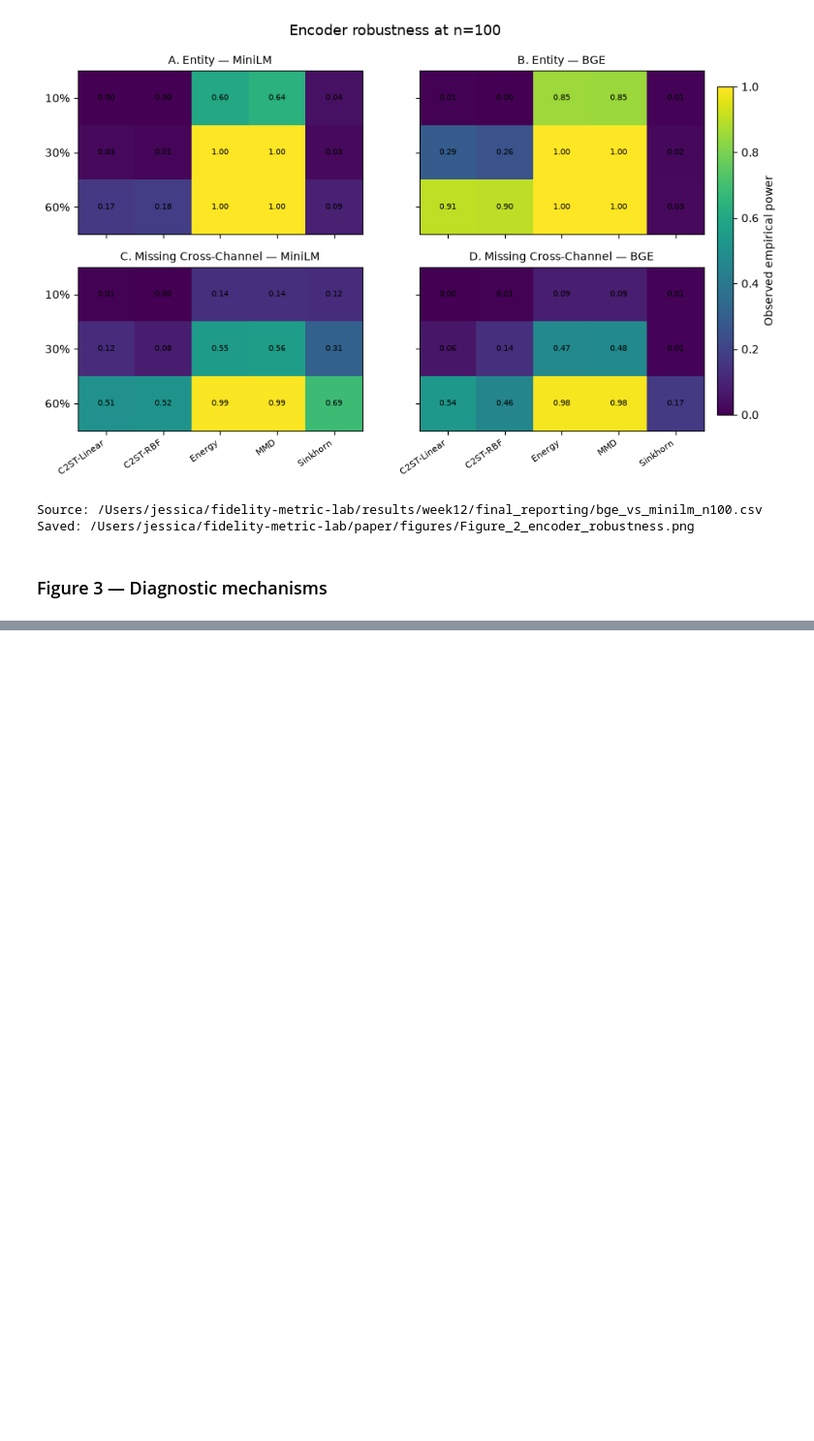
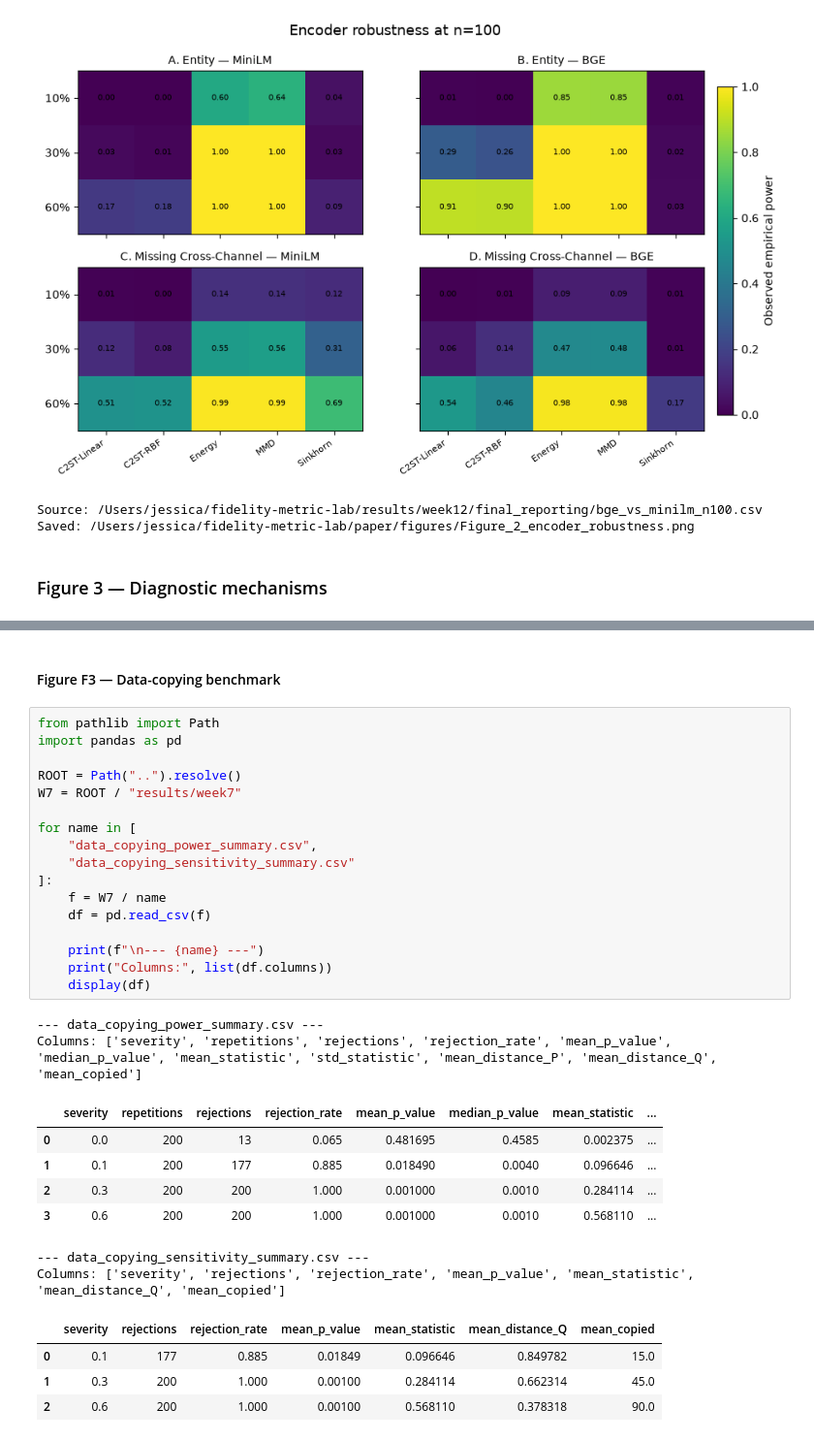
Before and after one commit to Jessica1158/fidelity-metric-lab, a Jupyter notebook: notebooks/14_final_figures_and_tables.ipynb, the cells around one changed output, grey strips where cells are left out. Shown at 97% size. Drawn from its saved outputs; the diff is of its cells as text; blank space fills up the shorter version.

```diff
--- a/notebooks/14_final_figures_and_tables.ipynb
+++ b/notebooks/14_final_figures_and_tables.ipynb
@@ -399,0 +868,33 @@ print(f"\nElapsed: {time.perf_counter()-T0:.1f} s")
+# %% [markdown]
+#### Figure F3 — Data-copying benchmark
+# %%
+from pathlib import Path
+import pandas as pd
+
+ROOT = Path("..").resolve()
+W7 = ROOT / "results/week7"
+
+for name in [
+    "data_copying_power_summary.csv",
+    "data_copying_sensitivity_summary.csv"
+]:
+    f = W7 / name
+    df = pd.read_csv(f)
+
+    print(f"\n--- {name} ---")
+    print("Columns:", list(df.columns))
+    display(df)
+# %% [output]
+--- data_copying_power_summary.csv ---
+Columns: ['severity', 'repetitions', 'rejections', 'rejection_rate', 'mean_p_value', 'median_p_value', 'mean_statistic', 'std_statistic', 'mean_distance_P', 'mean_distance_Q', 'mean_copied']
+|  | severity | repetitions | rejections | rejection_rate | mean_p_value | median_p_value | mean_statistic | ... |
+| 0 | 0.0 | 200 | 13 | 0.065 | 0.481695 | 0.4585 | 0.002375 | ... |
+| 1 | 0.1 | 200 | 177 | 0.885 | 0.018490 | 0.0040 | 0.096646 | ... |
+| 2 | 0.3 | 200 | 200 | 1.000 | 0.001000 | 0.0010 | 0.284114 | ... |
+| 3 | 0.6 | 200 | 200 | 1.000 | 0.001000 | 0.0010 | 0.568110 | ... |
+--- data_copying_sensitivity_summary.csv ---
+Columns: ['severity', 'rejections', 'rejection_rate', 'mean_p_value', 'mean_statistic', 'mean_distance_Q', 'mean_copied']
+|  | severity | rejections | rejection_rate | mean_p_value | mean_statistic | mean_distance_Q | mean_copied |
+| 0 | 0.1 | 177 | 0.885 | 0.01849 | 0.096646 | 0.849782 | 15.0 |
+| 1 | 0.3 | 200 | 1.000 | 0.00100 | 0.284114 | 0.662314 | 45.0 |
+| 2 | 0.6 | 200 | 1.000 | 0.00100 | 0.568110 | 0.378318 | 90.0 |
```
Also changed, not shown: parts of 9 cells of this notebook, 3 other files.
